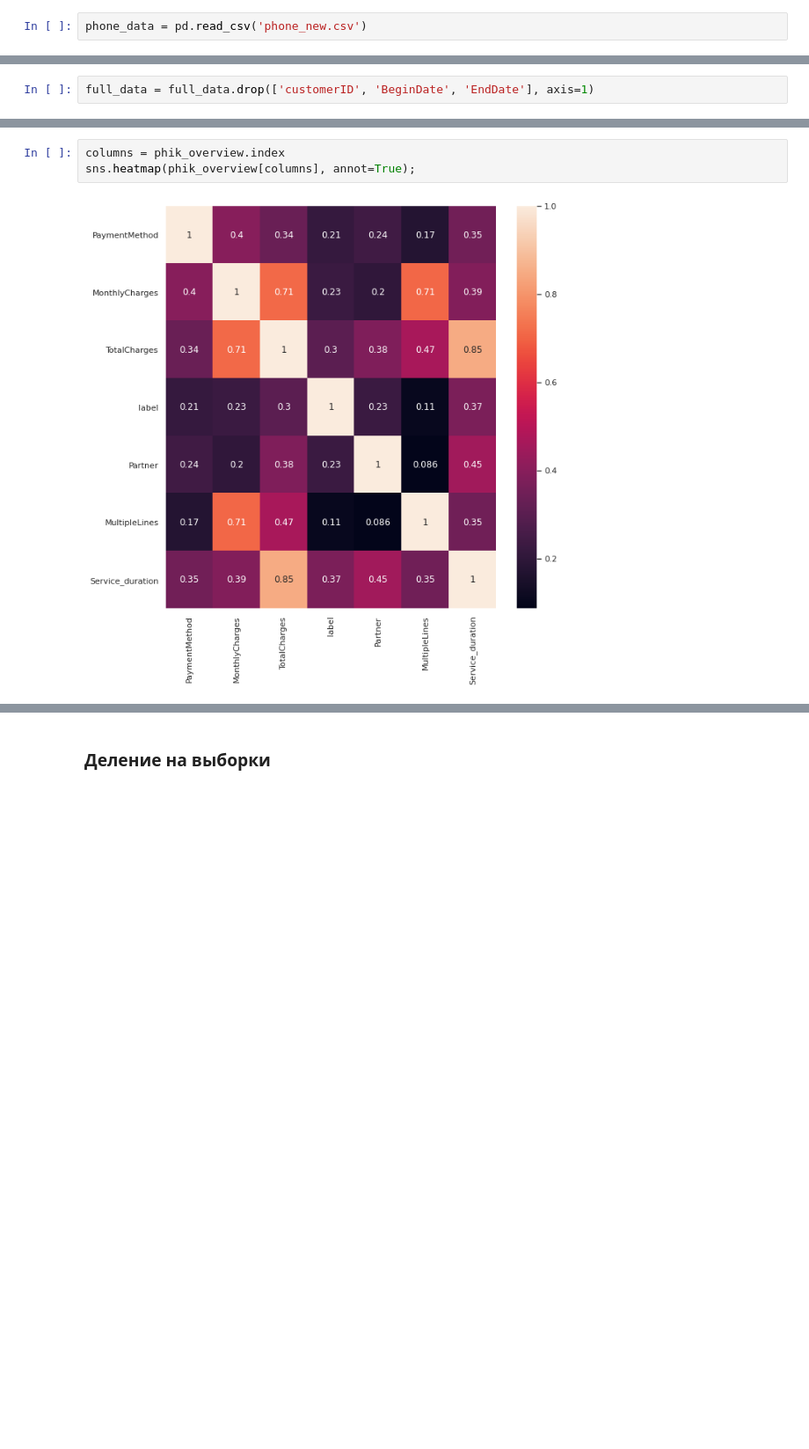
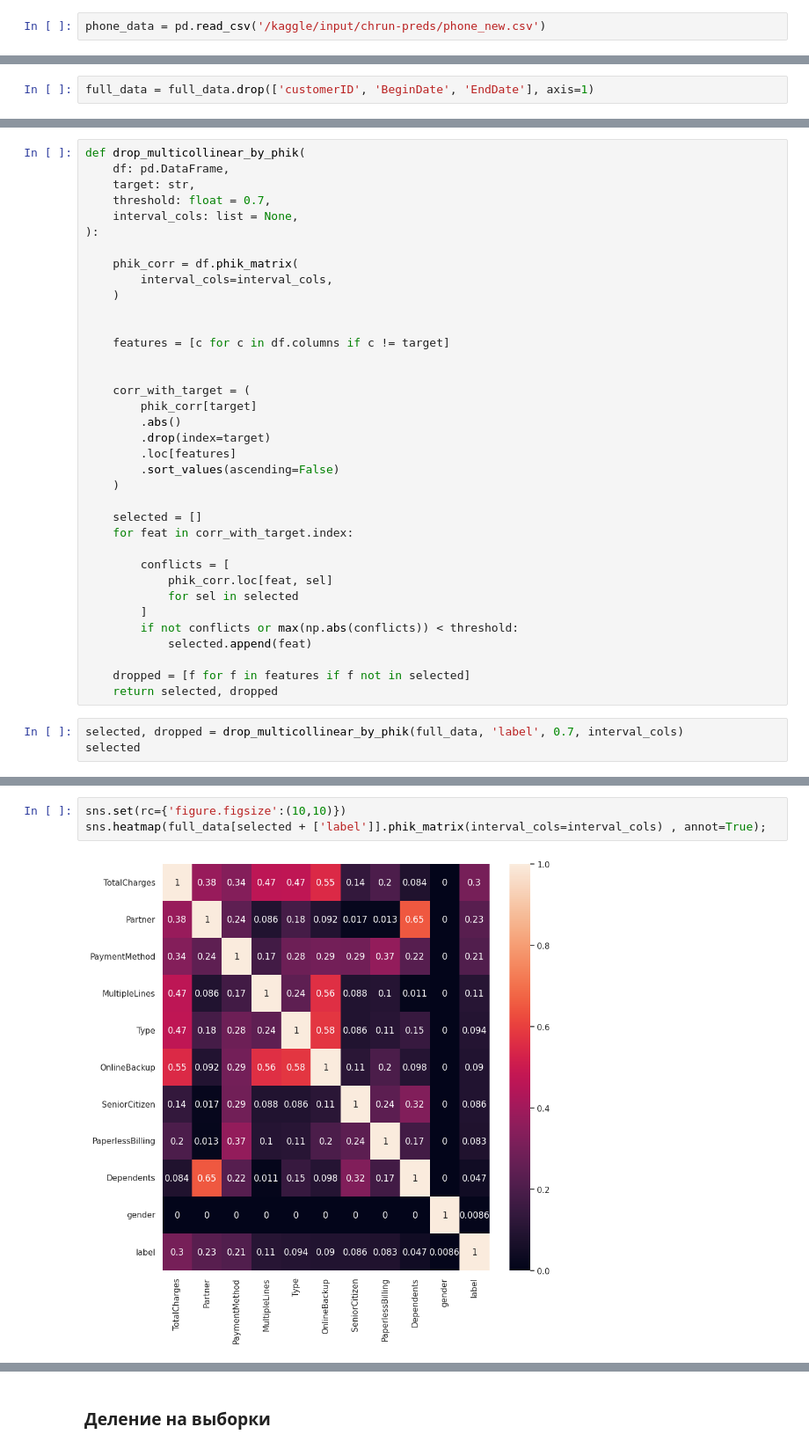
Before and after one commit to LevBulanov/educational_projects, a Jupyter notebook: customer_churn_prediction/customer_churn_project.ipynb, the cells around one changed output, grey strips where cells are left out. Shown at 88% size. Cells and saved outputs as stored; diff of their text form; blank space fills up the shorter version.

Commit message:
fix(leak): remove EndData-derived features (duration) from model

```diff
--- a/customer_churn_prediction/customer_churn_project.ipynb
+++ b/customer_churn_prediction/customer_churn_project.ipynb
@@ -71,5 +74,5 @@ internet_data = pd.read_csv('internet_new.csv')
 # %%
-phone_data = pd.read_csv('phone_new.csv')
+phone_data = pd.read_csv('/kaggle/input/chrun-preds/phone_new.csv')
 # %% [markdown]
 ### Анализ данных по контрактам
 # %%
@@ -630,0 +618,39 @@ phik_overview = phik_overview.query('label > 0.1')
+# %%
+def drop_multicollinear_by_phik(
+    df: pd.DataFrame,
+    target: str,
+    threshold: float = 0.7,
+    interval_cols: list = None,
+):
+
+    phik_corr = df.phik_matrix(
+        interval_cols=interval_cols,
+    )
+
+
+    features = [c for c in df.columns if c != target]
+
+
+    corr_with_target = (
+        phik_corr[target]
+        .abs()
+        .drop(index=target)
+        .loc[features]
+        .sort_values(ascending=False)
+    )
+
+    selected = []
+    for feat in corr_with_target.index:
+
+        conflicts = [
+            phik_corr.loc[feat, sel]
+            for sel in selected
+        ]
+        if not conflicts or max(np.abs(conflicts)) < threshold:
+            selected.append(feat)
+
+    dropped = [f for f in features if f not in selected]
+    return selected, dropped
+# %%
+selected, dropped = drop_multicollinear_by_phik(full_data, 'label', 0.7, interval_cols)
+selected
@@ -633,6 +670,6 @@ phik_overview = phik_overview.query('label > 0.1')
 # %%
-columns = phik_overview.index
-sns.heatmap(phik_overview[columns], annot=True);
+sns.set(rc={'figure.figsize':(10,10)})
+sns.heatmap(full_data[selected + ['label']].phik_matrix(interval_cols=interval_cols) , annot=True);
 # %% [output]
-[figure, old version]
+[figure, new version]
 # %% [markdown]
```
Also changed, not shown: parts of 72 cells of this notebook.
